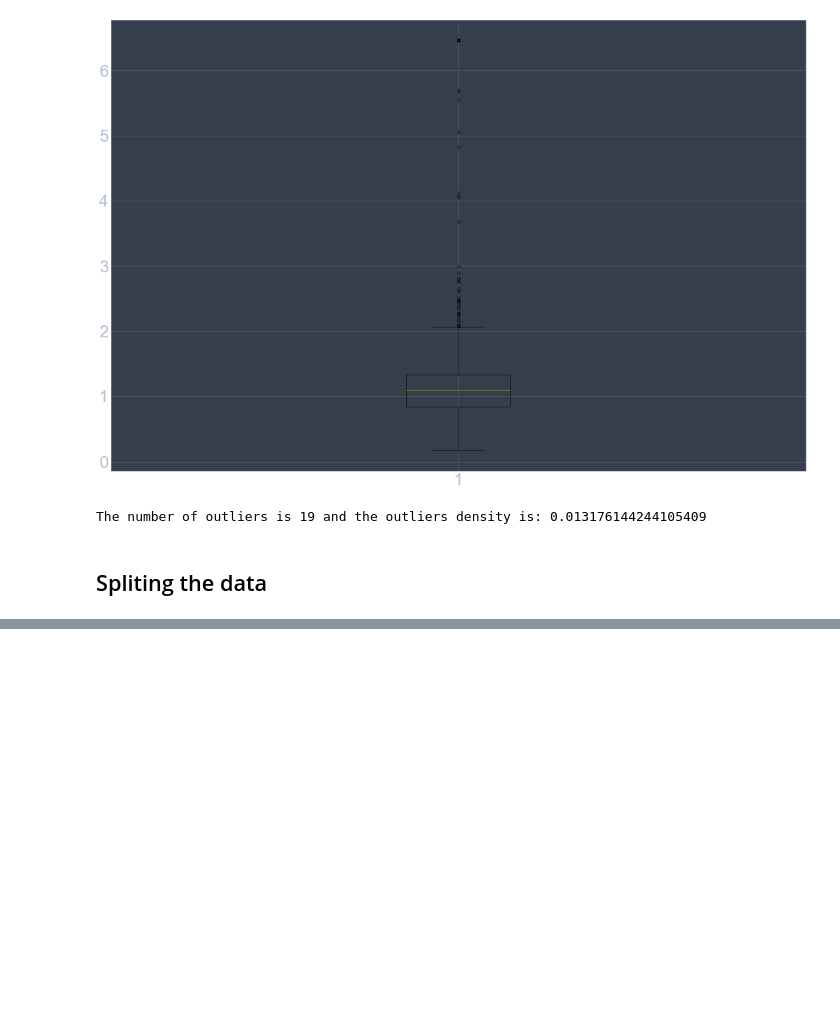
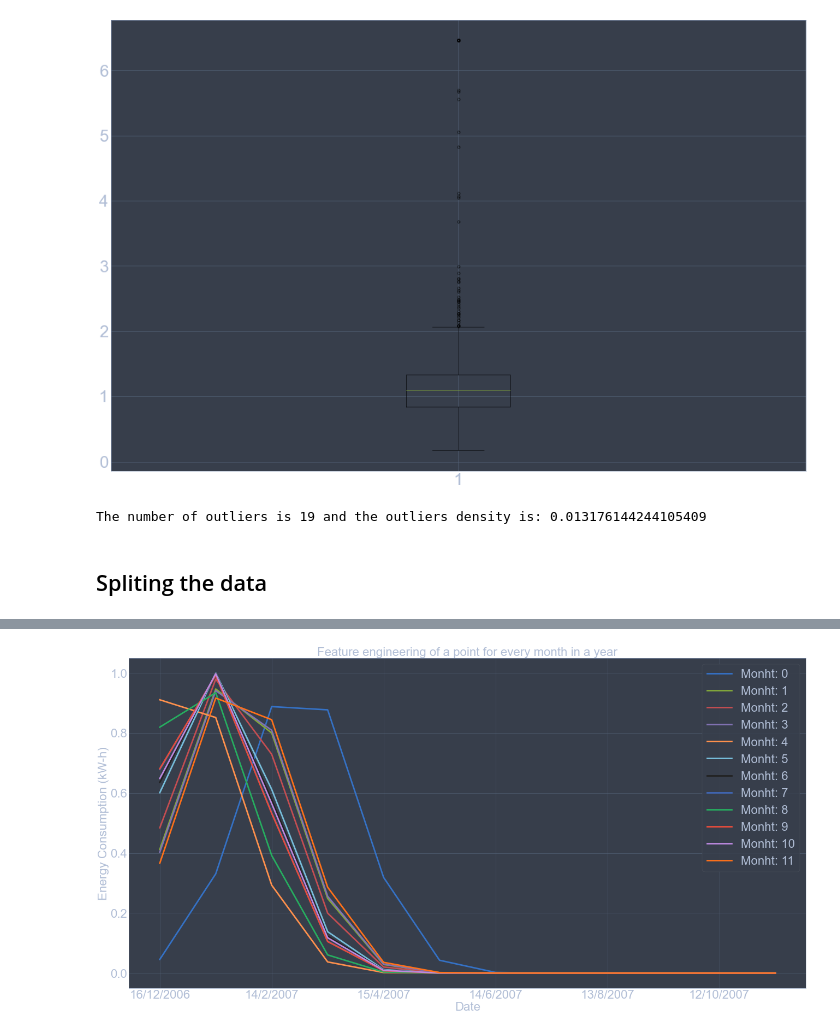
Before and after one commit to tm-pe2/ai-ml, a Jupyter notebook: timeseries/single_house.ipynb, the cells around one changed output, grey strips where cells are left out. Drawn from its saved outputs; the diff is of its cells as text; code cells hidden in the pictures; blank space fills up the shorter version.

```diff
--- a/timeseries/single_house.ipynb
+++ b/timeseries/single_house.ipynb
@@ -99,0 +120,39 @@ print(len(X_train))
+# %%
+# Assumption: every point has the same "gaussian influence" across a single month
+# Here we define a monthly importance(decay) factor and the sigma hyperparameter
+sigma = 1
+nm = 12
+m = np.zeros(shape=(1,nm))
+for i in range(nm):
+    m[0,i] = i
+# %%
+XtrainEngineered  = np.zeros(shape=(len(Xtrain),nm))
+Identity = np.ones(shape=(1,nm))
+for i in range(len(Xtrain)):
+    XtrainEngineered[i,:] = np.exp(-(Xtrain["Energy"][i] * Identity - m) ** 2 / (2 * sigma))
+# %%
+xtemp = []
+ytemp = []
+for i in range(0,335,30):
+    xtemp.append(Xtrain["Time"][i])
+    ytemp.append(XtrainEngineered[i,:])
+
+# We create the plot here to visualize the feature engineering effect
+plt.figure(figsize=(40,20), dpi=40)
+plt.locator_params(axis='x', nbins=3)
+x_ticks = np.arange(0, 11, 2)
+plt.xticks(x_ticks)
+plt.xticks(fontsize=40)
+plt.yticks(fontsize=40)
+#plt.plot(data["Time"], data["Energy"], label='Original', linewidth='5')
+plt.xlabel("Date", fontsize=40)
+plt.ylabel("Energy Consumption (kW-h)", fontsize=40)
+plt.title("Feature engineering of a point for every month in a year", fontsize=40)
+#plt.legend(loc='best', fontsize=40)
+for i in range(len(xtemp)):
+    month = "Monht: " + str(i)
+    plt.plot(xtemp, ytemp[i], linewidth='5', label=month)
+plt.legend(loc='best', fontsize=40)
+plt.show()
+# %% [output]
+[figure, added]
```
Also changed, not shown: parts of 9 cells of this notebook, 2 other files.
